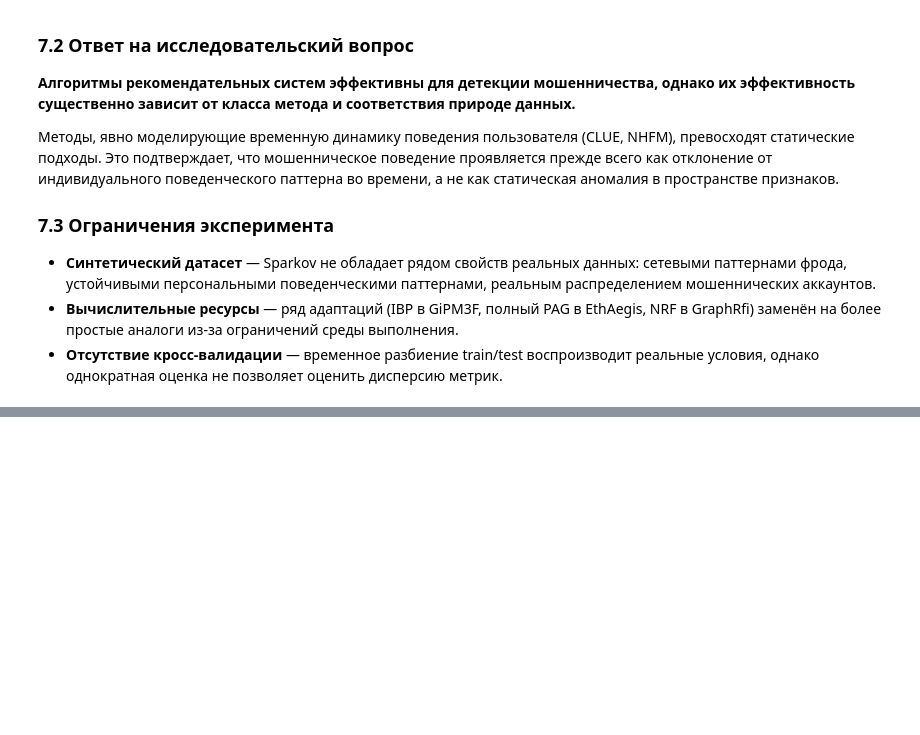
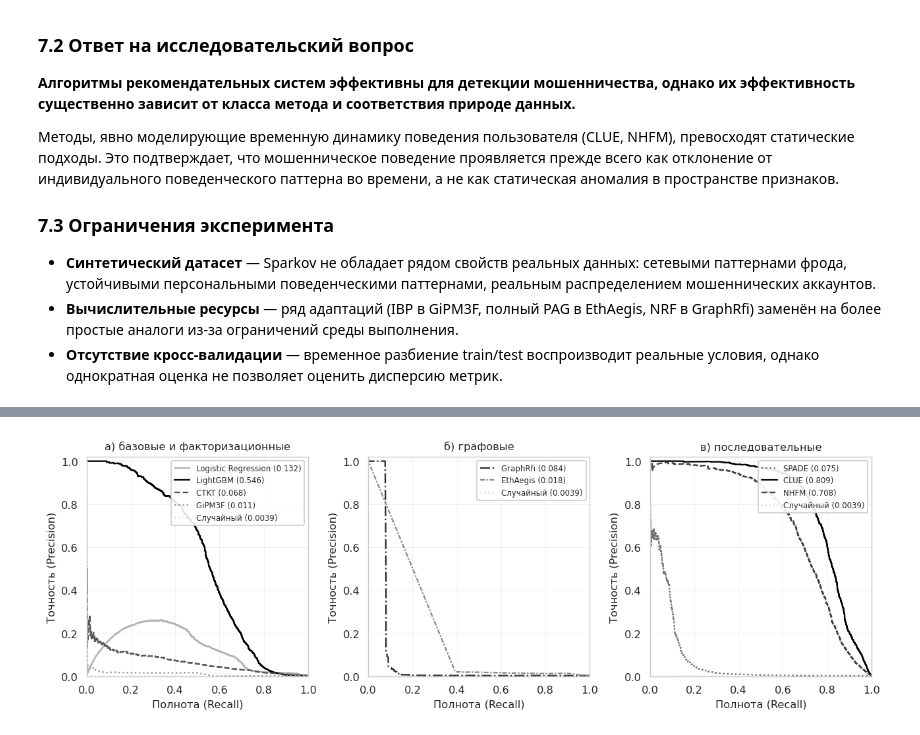
Before and after one commit to ErdenkoAS/Portfolio, a Jupyter notebook: PetProjects/Research_FraudDetection_RecSys/notebooks/notebook_6_evaluation.ipynb, the cells around one changed output, grey strips where cells are left out. Saved outputs shown, nothing was run; the diff lists cells and outputs as text; code cells hidden in the pictures; blank space fills up the shorter version.

Commit message:
Update NB6: bootstrap CIs and publication figures

```diff
--- a/PetProjects/Research_FraudDetection_RecSys/notebooks/notebook_6_evaluation.ipynb
+++ b/PetProjects/Research_FraudDetection_RecSys/notebooks/notebook_6_evaluation.ipynb
@@ -469,0 +536,90 @@ LightGBM (PR-AUC=0.546) занимает промежуточное положе
+# %%
+# Рисунки для публикации (монохромная печать)
+# Требования журнала: EPS/TIFF 300 dpi, различение линий типом штриха,
+# читаемость без цвета.
+
+PUB = RESULTS / "publication"
+PUB.mkdir(exist_ok=True)
+
+PUB_STYLE = {
+    "lr":       {"ls": "-",   "marker": "o", "gray": 0.70},
+    "lgbm":     {"ls": "-",   "marker": "s", "gray": 0.00},
+    "ctkt":     {"ls": "--",  "marker": "^", "gray": 0.35},
+    "gipm3f":   {"ls": ":",   "marker": "v", "gray": 0.60},
+    "graphrfi": {"ls": "-.",  "marker": "D", "gray": 0.20},
+    "ethaegis": {"ls": (0, (3, 1, 1, 1)), "marker": "P", "gray": 0.55},
+    "spade":    {"ls": ":",   "marker": "h", "gray": 0.45},
+    "clue":     {"ls": "-",   "marker": "*", "gray": 0.00},
+    "nhfm":     {"ls": "--",  "marker": "X", "gray": 0.25},
+}
+
+plt.rcParams.update({
+    "font.family": "DejaVu Sans",
+    "font.size": 9,
+    "axes.grid": True,
+    "grid.alpha": 0.3,
+    "grid.linewidth": 0.5,
+    "savefig.dpi": 300,
+})
+
+# Рисунок 1: PR-кривые по категориям
+fig, axes = plt.subplots(1, 3, figsize=(10, 3.4))
+categories = {
+    "а) базовые и факторизационные": ["lr", "lgbm", "ctkt", "gipm3f"],
+    "б) графовые":                    ["graphrfi", "ethaegis"],
+    "в) последовательные":            ["spade", "clue", "nhfm"],
+}
+for ax, (title, methods) in zip(axes, categories.items()):
+    for m in methods:
+        df = scores_dict[m]
+        y, s = df["y_true"].values, df["score"].values
+        prec, rec, _ = precision_recall_curve(y, s)
+        st = PUB_STYLE[m]
+        ax.plot(rec, prec, color=str(st["gray"]), linestyle=st["ls"],
+                linewidth=1.3,
+                label=f"{METHOD_META[m]['label']} ({average_precision_score(y, s):.3f})")
+    ax.axhline(y.mean(), color="0.75", linestyle=(0, (1, 3)), linewidth=0.8,
+               label=f"Случайный ({y.mean():.4f})")
+    ax.set_xlabel("Полнота (Recall)")
+    ax.set_ylabel("Точность (Precision)")
+    ax.set_title(title, fontsize=9)
+    ax.legend(fontsize=6.5, loc="upper right", framealpha=0.9)
+    ax.set_xlim(0, 1); ax.set_ylim(0, 1.02)
+
+plt.tight_layout()
+for ext in ["eps", "tiff", "png"]:
+    fig.savefig(PUB / f"fig1_pr_curves.{ext}", bbox_inches="tight", dpi=300)
+plt.show()
+
+# Рисунок 2: метрики ранжирования
+fig, axes = plt.subplots(1, 2, figsize=(9, 3.4))
+k_values = [10, 50, 100, 200, 500, 1000]
+
+for ax, metric_name in zip(axes, ["Precision@K", "NDCG@K"]):
+    for m, df in scores_dict.items():
+        y, s = df["y_true"].values, df["score"].values
+        y_ranked = y[np.argsort(s)[::-1]]
+        st = PUB_STYLE[m]
+        vals = [y_ranked[:k].mean() if metric_name == "Precision@K"
+                else ndcg_score(y.reshape(1, -1), s.reshape(1, -1), k=k)
+                for k in k_values]
+        ax.plot(k_values, vals, color=str(st["gray"]), linestyle=st["ls"],
+                marker=st["marker"], markersize=4, linewidth=1.2,
+                markerfacecolor="white", markeredgewidth=0.8,
+                label=METHOD_META[m]["label"])
+    ax.set_xlabel("K — размер очереди алертов")
+    ax.set_ylabel(metric_name)
+    ax.set_xscale("log")
+    ax.xaxis.set_major_formatter(mticker.ScalarFormatter())
+    ax.set_xticks(k_values)
+    ax.set_ylim(0, 1.05)
+    ax.legend(fontsize=6, loc="center left", bbox_to_anchor=(1.01, 0.5),
+              framealpha=0.9)
+
+plt.tight_layout()
+for ext in ["eps", "tiff", "png"]:
+    fig.savefig(PUB / f"fig2_ranking_metrics.{ext}", bbox_inches="tight", dpi=300)
+plt.show()
+
+print(f"Рисунки для публикации сохранены в {PUB}/")
+# %% [output]
@@ -469,0 +627 @@ LightGBM (PR-AUC=0.546) занимает промежуточное положе
+[figure, added]
```
Also changed, not shown: parts of 7 cells of this notebook.
